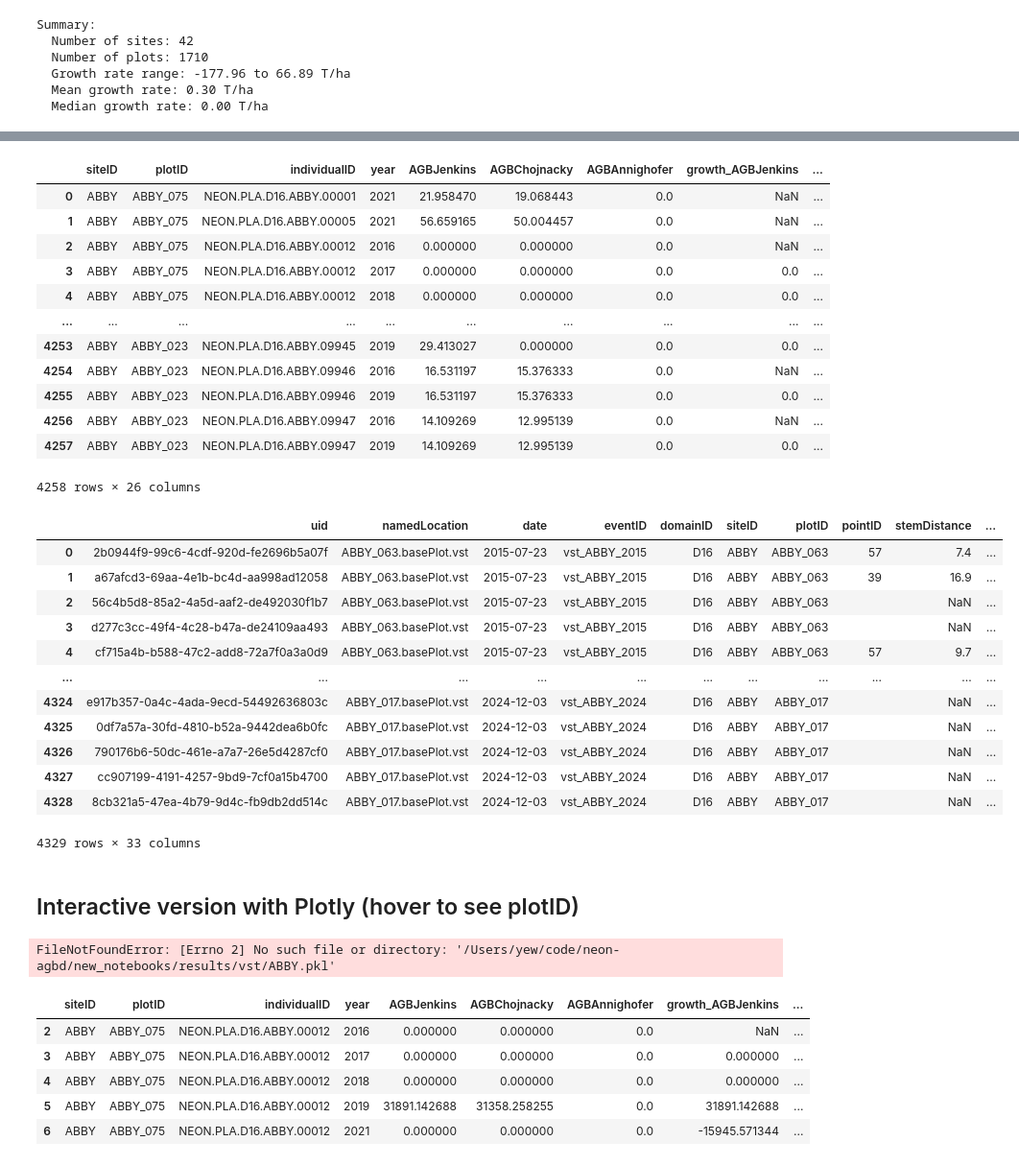
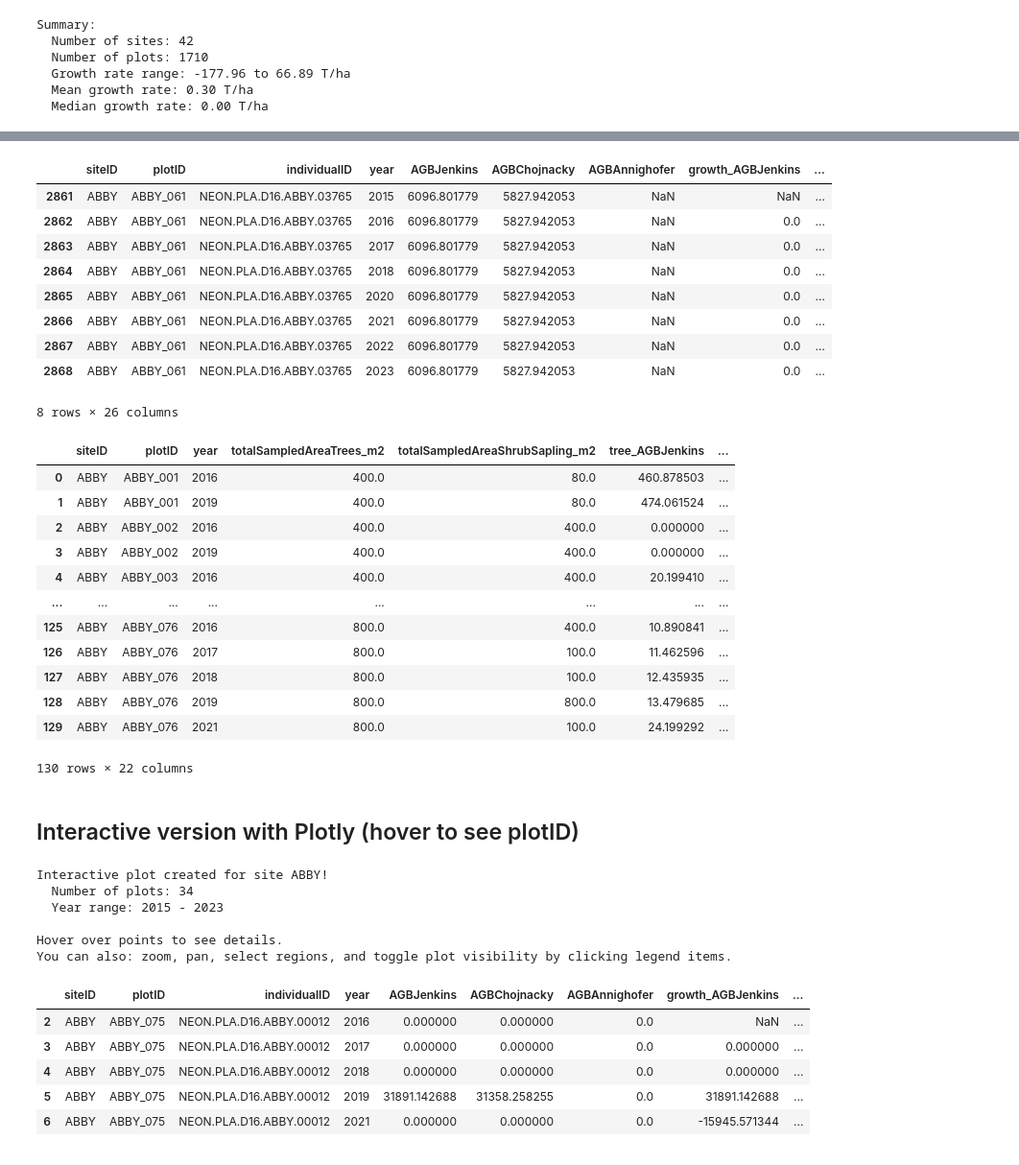
Before and after one commit to sibley/neon-agbd, a Jupyter notebook: new_notebooks/plot_results.ipynb, the cells around one changed output, grey strips where cells are left out. Shown at 96% size. Drawn from its saved outputs; the diff is of its cells as text; code cells hidden in the pictures.

```diff
--- a/new_notebooks/plot_results.ipynb
+++ b/new_notebooks/plot_results.ipynb
@@ -79,7 +79,7 @@ Summary:
   Median growth rate: 0.00 T/ha
 # %%
 site_id = 'ABBY'
-site_file = f'/Users/yew/code/neon-agbd/new_notebooks/results/vst/{site_id}.pkl'
+site_file = f'/Users/yew/data/NEON/vst/results2/ABBY.pkl'
 with open(site_file, 'rb') as f:
 	site_dict = pickle.load(f)
 # %%
@@ -106,35 +117,32 @@ site_dict['plot_jenkins_ts']
 # %%
-site_dict['individual_trees']
+site_dict['individual_trees'][site_dict['individual_trees']['individualID'] == 'NEON.PLA.D16.ABBY.03765']
 # %% [output]
 |  | siteID | plotID | individualID | year | AGBJenkins | AGBChojnacky | AGBAnnighofer | growth_AGBJenkins | ... |
-| 0 | ABBY | ABBY_075 | NEON.PLA.D16.ABBY.00001 | 2021 | 21.958470 | 19.068443 | 0.0 | NaN | ... |
-| 1 | ABBY | ABBY_075 | NEON.PLA.D16.ABBY.00005 | 2021 | 56.659165 | 50.004457 | 0.0 | NaN | ... |
-| 2 | ABBY | ABBY_075 | NEON.PLA.D16.ABBY.00012 | 2016 | 0.000000 | 0.000000 | 0.0 | NaN | ... |
-| 3 | ABBY | ABBY_075 | NEON.PLA.D16.ABBY.00012 | 2017 | 0.000000 | 0.000000 | 0.0 | 0.0 | ... |
-| 4 | ABBY | ABBY_075 | NEON.PLA.D16.ABBY.00012 | 2018 | 0.000000 | 0.000000 | 0.0 | 0.0 | ... |
-| ... | ... | ... | ... | ... | ... | ... | ... | ... | ... |
-| 4253 | ABBY | ABBY_023 | NEON.PLA.D16.ABBY.09945 | 2019 | 29.413027 | 0.000000 | 0.0 | 0.0 | ... |
-| 4254 | ABBY | ABBY_023 | NEON.PLA.D16.ABBY.09946 | 2016 | 16.531197 | 15.376333 | 0.0 | NaN | ... |
-| 4255 | ABBY | ABBY_023 | NEON.PLA.D16.ABBY.09946 | 2019 | 16.531197 | 15.376333 | 0.0 | 0.0 | ... |
-| 4256 | ABBY | ABBY_023 | NEON.PLA.D16.ABBY.09947 | 2016 | 14.109269 | 12.995139 | 0.0 | NaN | ... |
-| 4257 | ABBY | ABBY_023 | NEON.PLA.D16.ABBY.09947 | 2019 | 14.109269 | 12.995139 | 0.0 | 0.0 | ... |
+| 2861 | ABBY | ABBY_061 | NEON.PLA.D16.ABBY.03765 | 2015 | 6096.801779 | 5827.942053 | NaN | NaN | ... |
+| 2862 | ABBY | ABBY_061 | NEON.PLA.D16.ABBY.03765 | 2016 | 6096.801779 | 5827.942053 | NaN | 0.0 | ... |
+| 2863 | ABBY | ABBY_061 | NEON.PLA.D16.ABBY.03765 | 2017 | 6096.801779 | 5827.942053 | NaN | 0.0 | ... |
+| 2864 | ABBY | ABBY_061 | NEON.PLA.D16.ABBY.03765 | 2018 | 6096.801779 | 5827.942053 | NaN | 0.0 | ... |
+| 2865 | ABBY | ABBY_061 | NEON.PLA.D16.ABBY.03765 | 2020 | 6096.801779 | 5827.942053 | NaN | 0.0 | ... |
+| 2866 | ABBY | ABBY_061 | NEON.PLA.D16.ABBY.03765 | 2021 | 6096.801779 | 5827.942053 | NaN | 0.0 | ... |
+| 2867 | ABBY | ABBY_061 | NEON.PLA.D16.ABBY.03765 | 2022 | 6096.801779 | 5827.942053 | NaN | 0.0 | ... |
+| 2868 | ABBY | ABBY_061 | NEON.PLA.D16.ABBY.03765 | 2023 | 6096.801779 | 5827.942053 | NaN | 0.0 | ... |
-4258 rows × 26 columns
+8 rows × 26 columns
 # %%
-site_dict['vst_mappingandtagging']
+site_dict['plot_biomass']
 # %% [output]
-|  | uid | namedLocation | date | eventID | domainID | siteID | plotID | pointID | stemDistance | ... |
-| 0 | 2b0944f9-99c6-4cdf-920d-fe2696b5a07f | ABBY_063.basePlot.vst | 2015-07-23 | vst_ABBY_2015 | D16 | ABBY | ABBY_063 | 57 | 7.4 | ... |
-| 1 | a67afcd3-69aa-4e1b-bc4d-aa998ad12058 | ABBY_063.basePlot.vst | 2015-07-23 | vst_ABBY_2015 | D16 | ABBY | ABBY_063 | 39 | 16.9 | ... |
-| 2 | 56c4b5d8-85a2-4a5d-aaf2-de492030f1b7 | ABBY_063.basePlot.vst | 2015-07-23 | vst_ABBY_2015 | D16 | ABBY | ABBY_063 |  | NaN | ... |
-| 3 | d277c3cc-49f4-4c28-b47a-de24109aa493 | ABBY_063.basePlot.vst | 2015-07-23 | vst_ABBY_2015 | D16 | ABBY | ABBY_063 |  | NaN | ... |
-| 4 | cf715a4b-b588-47c2-add8-72a7f0a3a0d9 | ABBY_063.basePlot.vst | 2015-07-23 | vst_ABBY_2015 | D16 | ABBY | ABBY_063 | 57 | 9.7 | ... |
-| ... | ... | ... | ... | ... | ... | ... | ... | ... | ... | ... |
-| 4324 | e917b357-0a4c-4ada-9ecd-54492636803c | ABBY_017.basePlot.vst | 2024-12-03 | vst_ABBY_2024 | D16 | ABBY | ABBY_017 |  | NaN | ... |
-| 4325 | 0df7a57a-30fd-4810-b52a-9442dea6b0fc | ABBY_017.basePlot.vst | 2024-12-03 | vst_ABBY_2024 | D16 | ABBY | ABBY_017 |  | NaN | ... |
-| 4326 | 790176b6-50dc-461e-a7a7-26e5d4287cf0 | ABBY_017.basePlot.vst | 2024-12-03 | vst_ABBY_2024 | D16 | ABBY | ABBY_017 |  | NaN | ... |
-| 4327 | cc907199-4191-4257-9bd9-7cf0a15b4700 | ABBY_017.basePlot.vst | 2024-12-03 | vst_ABBY_2024 | D16 | ABBY | ABBY_017 |  | NaN | ... |
-| 4328 | 8cb321a5-47ea-4b79-9d4c-fb9db2dd514c | ABBY_017.basePlot.vst | 2024-12-03 | vst_ABBY_2024 | D16 | ABBY | ABBY_017 |  | NaN | ... |
+|  | siteID | plotID | year | totalSampledAreaTrees_m2 | totalSampledAreaShrubSapling_m2 | tree_AGBJenkins | ... |
+| 0 | ABBY | ABBY_001 | 2016 | 400.0 | 80.0 | 460.878503 | ... |
+| 1 | ABBY | ABBY_001 | 2019 | 400.0 | 80.0 | 474.061524 | ... |
+| 2 | ABBY | ABBY_002 | 2016 | 400.0 | 400.0 | 0.000000 | ... |
+| 3 | ABBY | ABBY_002 | 2019 | 400.0 | 400.0 | 0.000000 | ... |
+| 4 | ABBY | ABBY_003 | 2016 | 400.0 | 400.0 | 20.199410 | ... |
+| ... | ... | ... | ... | ... | ... | ... | ... |
+| 125 | ABBY | ABBY_076 | 2016 | 800.0 | 400.0 | 10.890841 | ... |
+| 126 | ABBY | ABBY_076 | 2017 | 800.0 | 100.0 | 11.462596 | ... |
+| 127 | ABBY | ABBY_076 | 2018 | 800.0 | 100.0 | 12.435935 | ... |
+| 128 | ABBY | ABBY_076 | 2019 | 800.0 | 800.0 | 13.479685 | ... |
+| 129 | ABBY | ABBY_076 | 2021 | 800.0 | 100.0 | 24.199292 | ... |
-4329 rows × 33 columns
+130 rows × 22 columns
 # %% [markdown]
 ## Interactive version with Plotly (hover to see plotID)
 # %%
@@ -159,7 +167,7 @@ def plot_site_biomass(site_id, site_file):
     o_plots = site_dict['plot_biomass'].copy()
 
     # Rename column for easier access in hover_data
-    o_plots['growth_rate'] = o_plots['growth_t-1_to_t']
+    o_plots['growth_rate'] = o_plots['annual_growth_t-1_to_t']
 
     # Calculate number of unique plots
     n_plots = o_plots['plotID'].nunique()
@@ -219,10 +227,15 @@ def plot_site_biomass(site_id, site_file):
 
 # Example usage:
 site_id = 'ABBY'
-site_file = f'/Users/yew/code/neon-agbd/new_notebooks/results/vst/{site_id}.pkl'
+site_file = f'/Users/yew/data/NEON/vst/results2/{site_id}.pkl'
 plot_site_biomass(site_id, site_file)
 # %% [output]
-FileNotFoundError: [Errno 2] No such file or directory: '/Users/yew/code/neon-agbd/new_notebooks/results/vst/ABBY.pkl'
+Interactive plot created for site ABBY!
+  Number of plots: 34
+  Year range: 2015 - 2023
+
+Hover over points to see details.
+You can also: zoom, pan, select regions, and toggle plot visibility by clicking legend items.
 # %%
 trees = site_dict["individual_trees"]
 trees[trees['individualID'] == 'NEON.PLA.D16.ABBY.00012']
```
Also changed, not shown: parts of 2 cells of this notebook, 4 other files.
